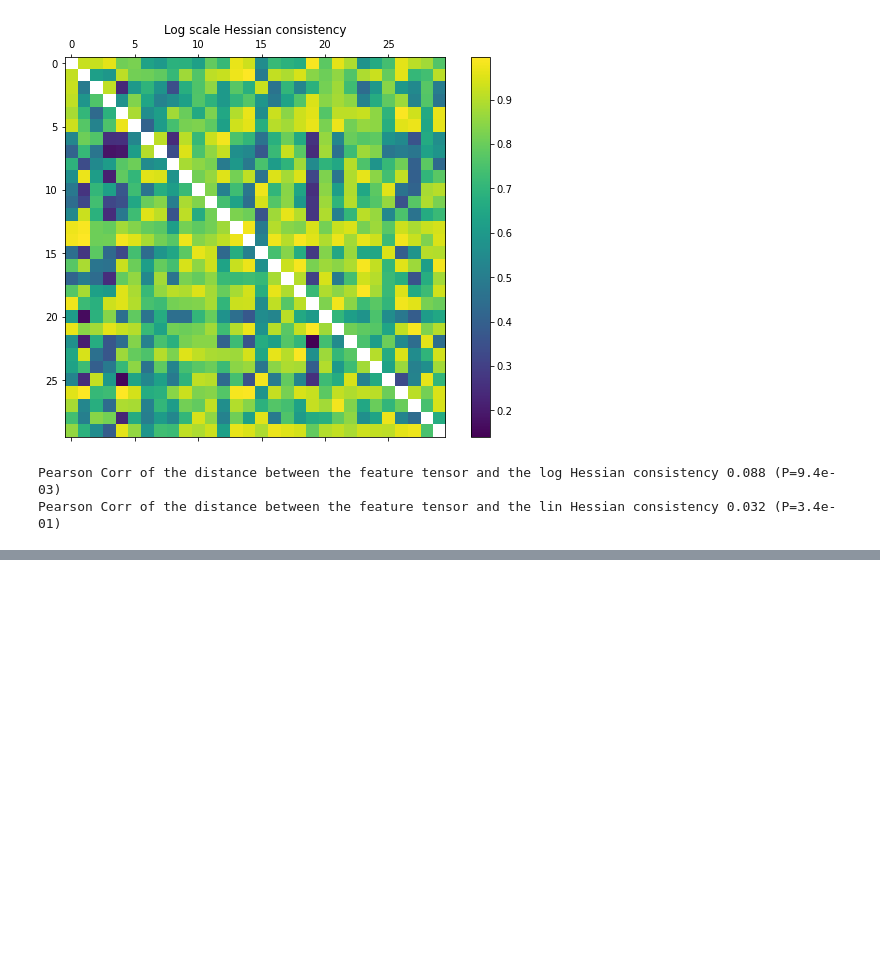
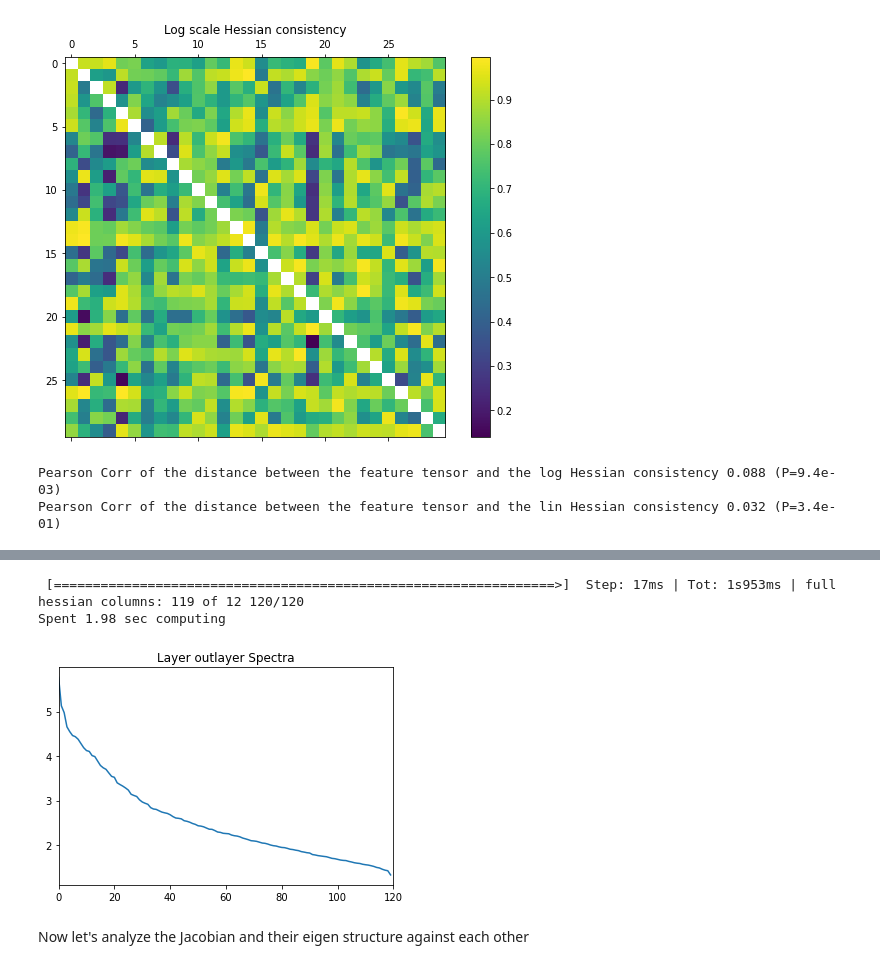
Before and after one commit to Animadversio/GAN-Geometry, a Jupyter notebook: Tutorial_GAN_Geometry.ipynb, the cells around one changed output, grey strips where cells are left out. Saved outputs shown, nothing was run; the diff lists cells and outputs as text; code cells hidden in the pictures; blank space fills up the shorter version.

```diff
--- a/Tutorial_GAN_Geometry.ipynb
+++ b/Tutorial_GAN_Geometry.ipynb
@@ -105,0 +182,23 @@ How does this geometric structure comes into being? We can look into the archite
+# %%
+L2dist_col = {}
+for name, layer in G.DCGAN.module.main.named_children():
+    torch.cuda.empty_cache()
+    H1 = layer.register_forward_hook(L2dist_hook)
+    img = G.visualize(feat)
+    H1.remove()
+    T0 = time()
+    H00 = get_full_hessian(L2dist_col["dist"], feat)
+    eva00, evc00 = np.linalg.eigh(H00)
+    print("Spent %.2f sec computing" % (time() - T0))
+    np.savez(join(datadir, "eig_%s.npz"%name), H=H00, eva=eva00, evc=evc00)
+    plt.plot(np.log10(eva00)[::-1])
+    plt.title("Layer %s Spectra" % (name,))
+    plt.xlim([0, len(evc00)])
+    plt.savefig(join(figdir, "spectrum_%s.png" % (name)))
+    plt.show()
+# %% [output]
+ [================================================================>]  Step: 17ms | Tot: 1s953ms | full hessian columns: 119 of 12 120/120
+Spent 1.98 sec computing
+[figure, added]
+# %% [markdown]
+Now let's analyze the Jacobian and their eigen structure against each other
```
Also changed, not shown: parts of 9 cells of this notebook, 2 other files.
